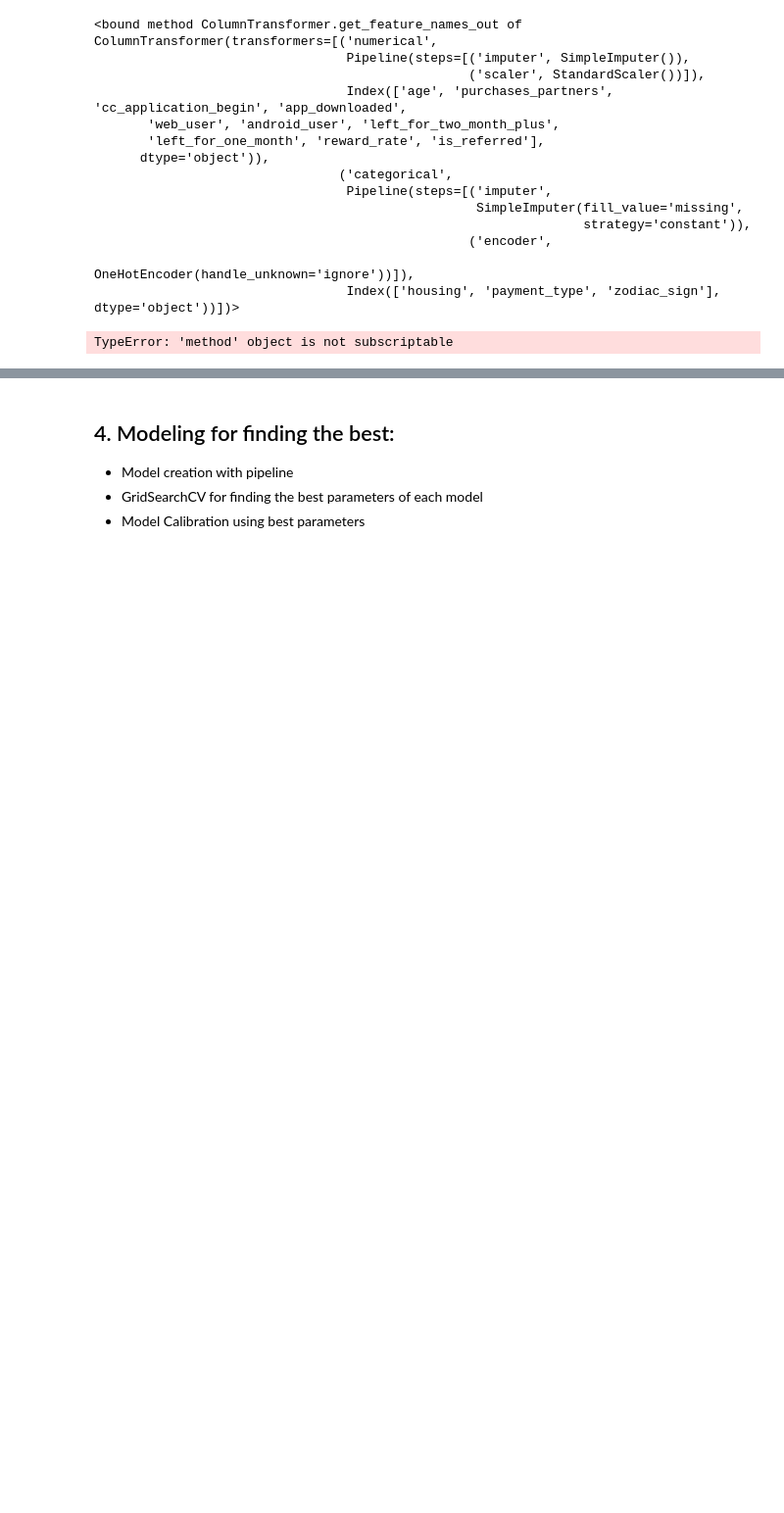
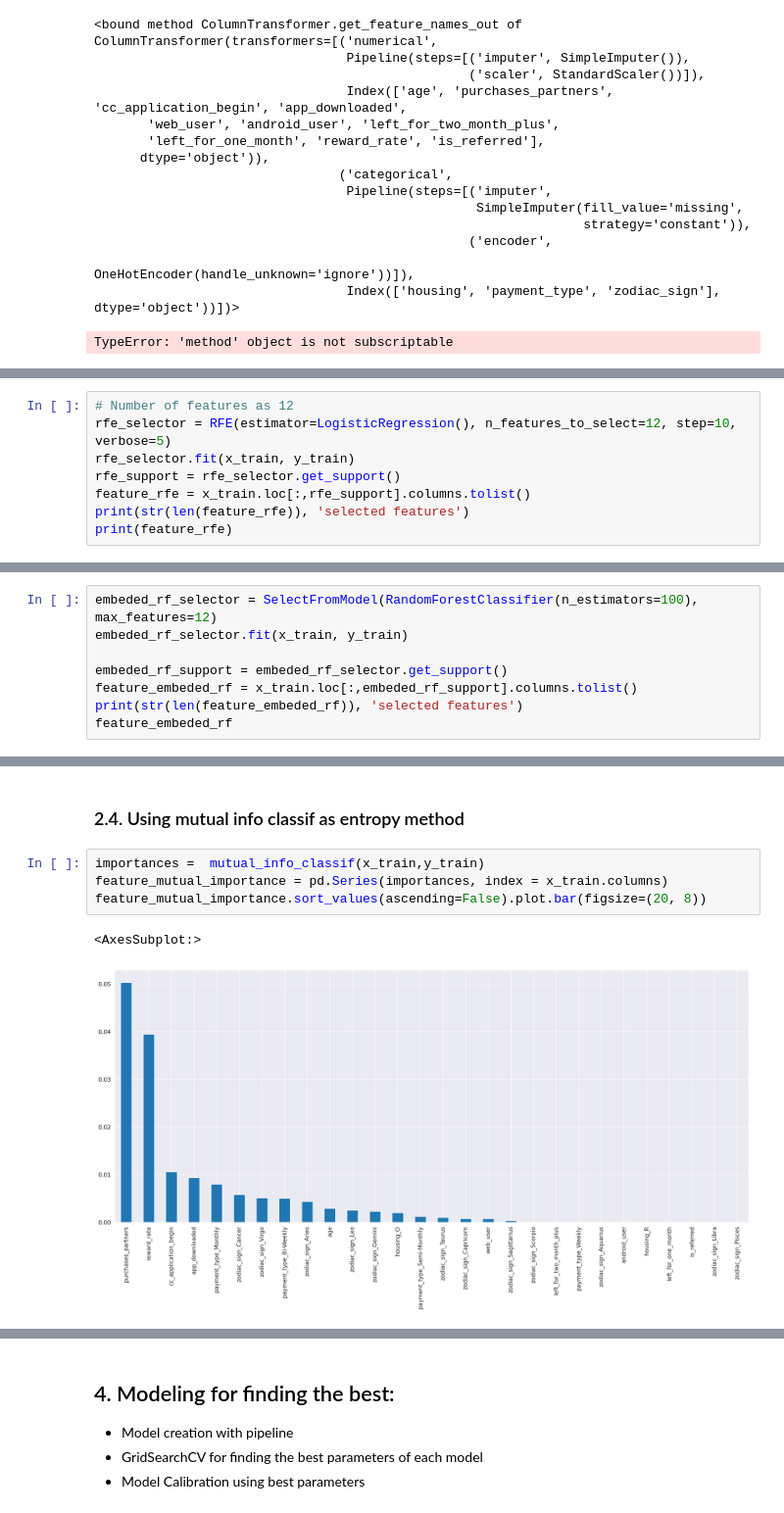
Before and after one commit to yonkeenn/projectChurnRate, a Jupyter notebook: projectChurnRate_Modelling&Evaluation.ipynb, the cells around one changed output, grey strips where cells are left out. Shown: that part at 98% size. Cells and saved outputs as stored; diff of their text form; blank space fills up the shorter version.

```diff
--- a/projectChurnRate_Modelling&Evaluation.ipynb
+++ b/projectChurnRate_Modelling&Evaluation.ipynb
@@ -242,0 +266,8 @@ TypeError: 'method' object is not subscriptable
+# %%
+# Number of features as 12
+rfe_selector = RFE(estimator=LogisticRegression(), n_features_to_select=12, step=10, verbose=5)
+rfe_selector.fit(x_train, y_train)
+rfe_support = rfe_selector.get_support()
+feature_rfe = x_train.loc[:,rfe_support].columns.tolist()
+print(str(len(feature_rfe)), 'selected features')
+print(feature_rfe)
@@ -242,0 +303,8 @@ TypeError: 'method' object is not subscriptable
+# %%
+embeded_rf_selector = SelectFromModel(RandomForestClassifier(n_estimators=100), max_features=12)
+embeded_rf_selector.fit(x_train, y_train)
+
+embeded_rf_support = embeded_rf_selector.get_support()
+feature_embeded_rf = x_train.loc[:,embeded_rf_support].columns.tolist()
+print(str(len(feature_embeded_rf)), 'selected features')
+feature_embeded_rf
@@ -242,0 +321,9 @@ TypeError: 'method' object is not subscriptable
+# %% [markdown]
+### 2.4. Using mutual info classif as entropy method
+# %%
+importances =  mutual_info_classif(x_train,y_train)
+feature_mutual_importance = pd.Series(importances, index = x_train.columns)
+feature_mutual_importance.sort_values(ascending=False).plot.bar(figsize=(20, 8))
+# %% [output]
+<AxesSubplot:>
+[figure, added]
```
Also changed, not shown: parts of 32 cells of this notebook, 1 other file.
